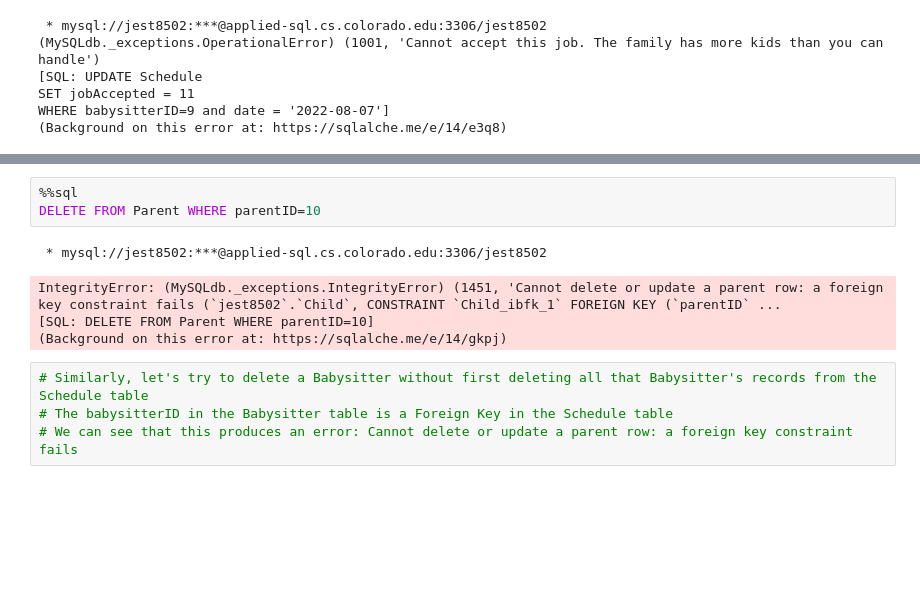
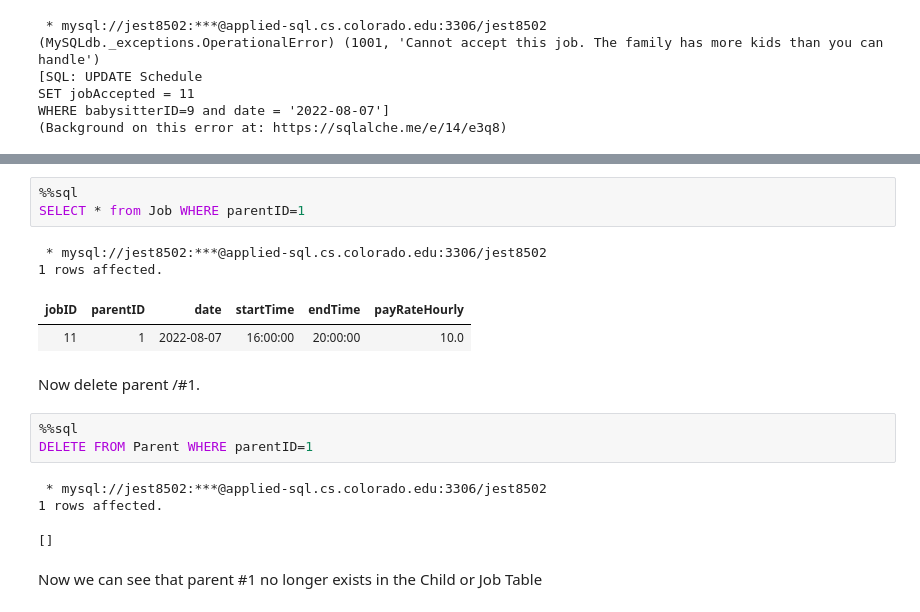
Before and after one commit to jhsmith22/babysitterDB, a Jupyter notebook: babysitterDatabase.ipynb, the cells around one changed output, grey strips where cells are left out. Saved outputs shown, nothing was run; the diff lists cells and outputs as text; blank space fills up the shorter version.

```diff
--- a/babysitterDatabase.ipynb
+++ b/babysitterDatabase.ipynb
@@ -607,12 +789,19 @@ IntegrityError: (MySQLdb._exceptions.IntegrityError) (1452, 'Cannot add or updat
+# %%
+%%sql
+SELECT * from Job WHERE parentID=1
+# %% [output]
+ * mysql://jest8502:***@applied-sql.cs.colorado.edu:3306/jest8502
+1 rows affected.
+| jobID | parentID | date | startTime | endTime | payRateHourly |
+| 11 | 1 | 2022-08-07 | 16:00:00 | 20:00:00 | 10.0 |
+# %% [markdown]
+Now delete parent /#1.
 # %%
 %%sql
-DELETE FROM Parent WHERE parentID=10
+DELETE FROM Parent WHERE parentID=1
 # %% [output]
  * mysql://jest8502:***@applied-sql.cs.colorado.edu:3306/jest8502
+1 rows affected.
-IntegrityError: (MySQLdb._exceptions.IntegrityError) (1451, 'Cannot delete or update a parent row: a foreign key constraint fails (`jest8502`.`Child`, CONSTRAINT `Child_ibfk_1` FOREIGN KEY (`parentID` ...
-[SQL: DELETE FROM Parent WHERE parentID=10]
-(Background on this error at: https://sqlalche.me/e/14/gkpj)
+[]
-# %%
-# Similarly, let's try to delete a Babysitter without first deleting all that Babysitter's records from the Schedule table
-# The babysitterID in the Babysitter table is a Foreign Key in the Schedule table
-# We can see that this produces an error: Cannot delete or update a parent row: a foreign key constraint fails
+# %% [markdown]
+Now we can see that parent #1 no longer exists in the Child or Job Table
```
Also changed, not shown: parts of 92 cells of this notebook.
